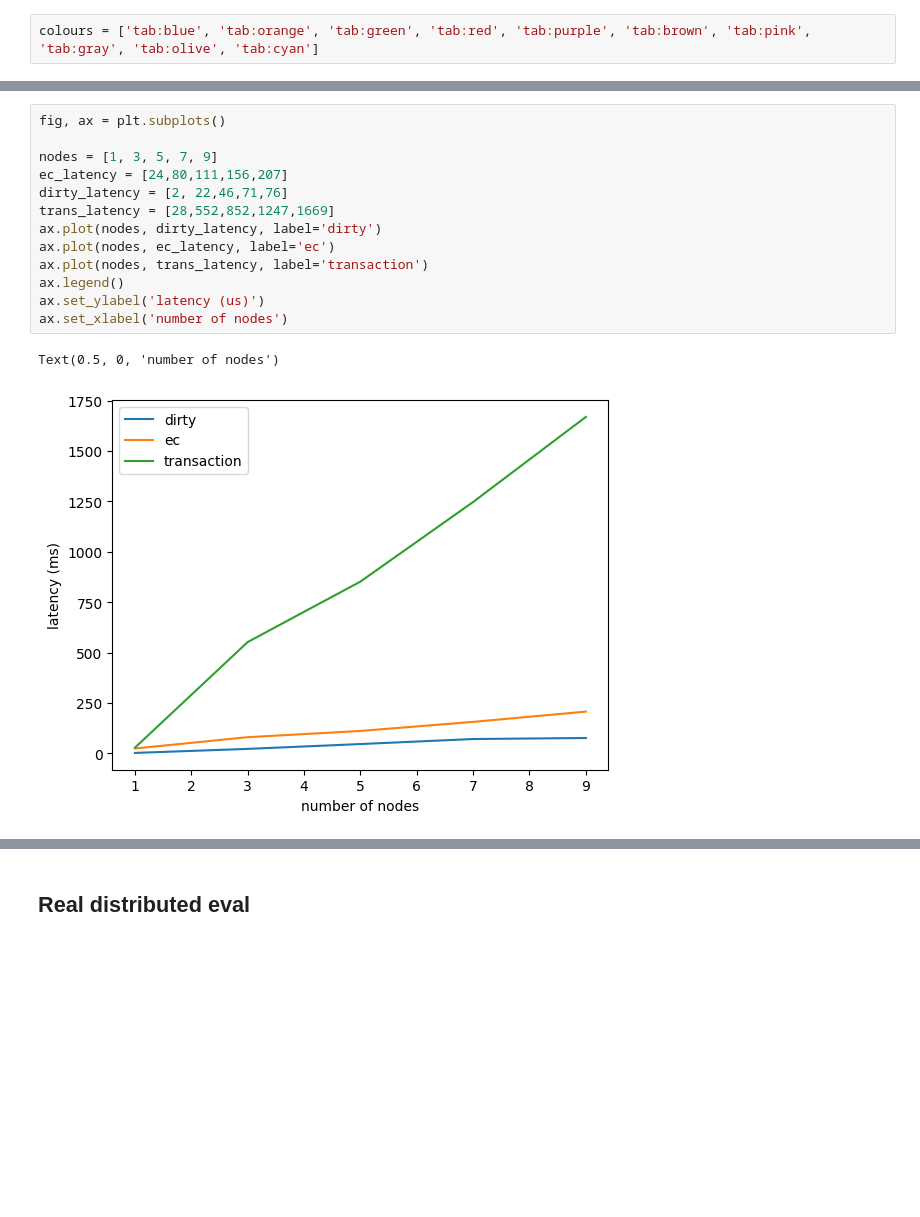
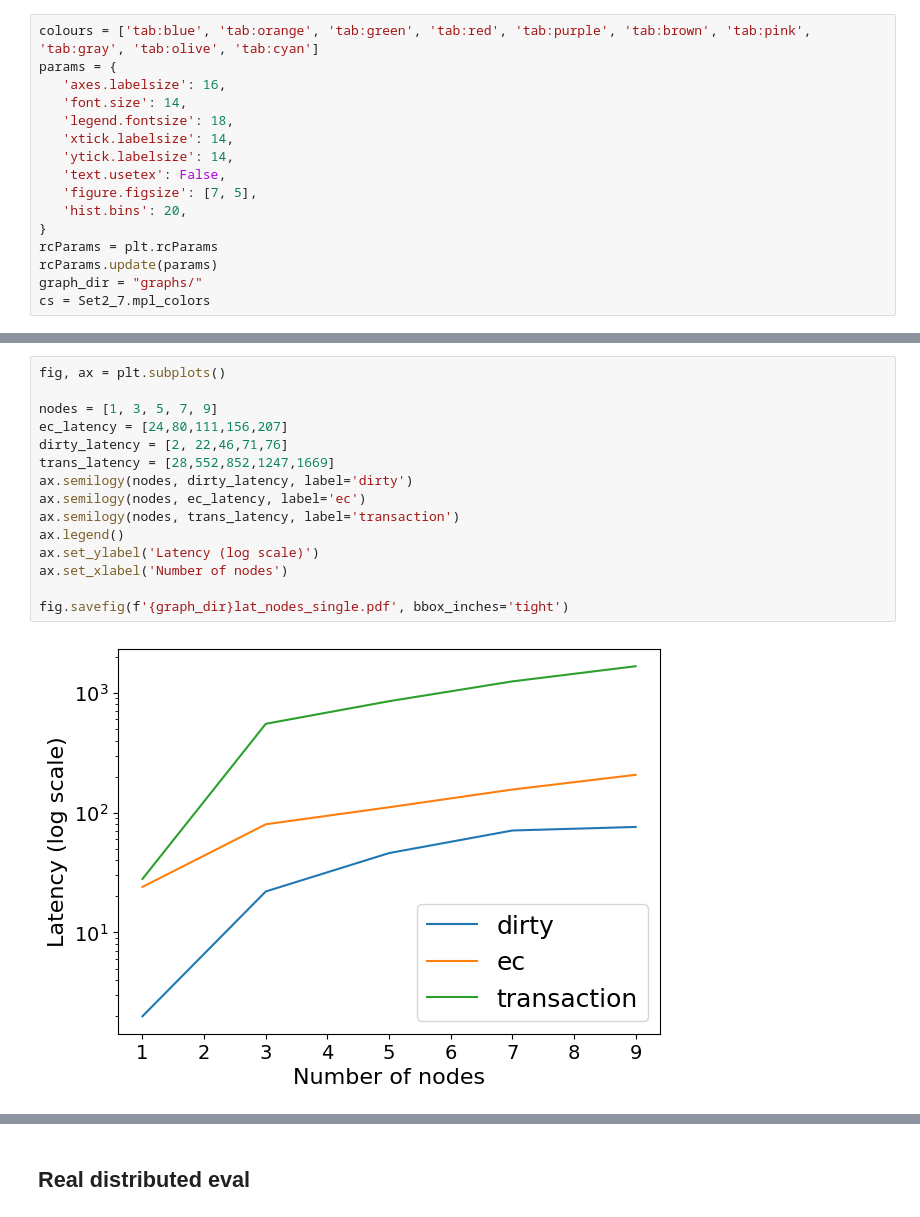
Before and after one commit to Vincent-lau/hypermnesia, a Jupyter notebook: benchmark/plot.ipynb, the cells around one changed output, grey strips where cells are left out. Saved outputs shown, nothing was run; the diff lists cells and outputs as text; blank space fills up the shorter version.

```diff
--- a/benchmark/plot.ipynb
+++ b/benchmark/plot.ipynb
@@ -4,2 +5,16 @@ import matplotlib.pyplot as plt
 # %%
 colours = ['tab:blue', 'tab:orange', 'tab:green', 'tab:red', 'tab:purple', 'tab:brown', 'tab:pink', 'tab:gray', 'tab:olive', 'tab:cyan']
+params = {
+   'axes.labelsize': 16,
+   'font.size': 14,
+   'legend.fontsize': 18,
+   'xtick.labelsize': 14,
+   'ytick.labelsize': 14,
+   'text.usetex': False,
+   'figure.figsize': [7, 5],
+   'hist.bins': 20,
+}
+rcParams = plt.rcParams
+rcParams.update(params)
+graph_dir = "graphs/"
+cs = Set2_7.mpl_colors
@@ -22,19 +40,20 @@ ax.legend()
 # %%
 fig, ax = plt.subplots()
 
 nodes = [1, 3, 5, 7, 9]
 ec_latency = [24,80,111,156,207]
 dirty_latency = [2, 22,46,71,76]
 trans_latency = [28,552,852,1247,1669]
-ax.plot(nodes, dirty_latency, label='dirty')
-ax.plot(nodes, ec_latency, label='ec')
-ax.plot(nodes, trans_latency, label='transaction')
+ax.semilogy(nodes, dirty_latency, label='dirty')
+ax.semilogy(nodes, ec_latency, label='ec')
+ax.semilogy(nodes, trans_latency, label='transaction')
 ax.legend()
-ax.set_ylabel('latency (us)')
-ax.set_xlabel('number of nodes')
+ax.set_ylabel('Latency (log scale)')
+ax.set_xlabel('Number of nodes')
+
+fig.savefig(f'{graph_dir}lat_nodes_single.pdf', bbox_inches='tight')
 # %% [output]
-Text(0.5, 0, 'number of nodes')
-[figure, old version]
+[figure, new version]
 # %%
 # 5 nodes
 ec_tp_change= [55520,52670,54631,54268,53262,52590,
```
Also changed, not shown: parts of 28 cells of this notebook.
